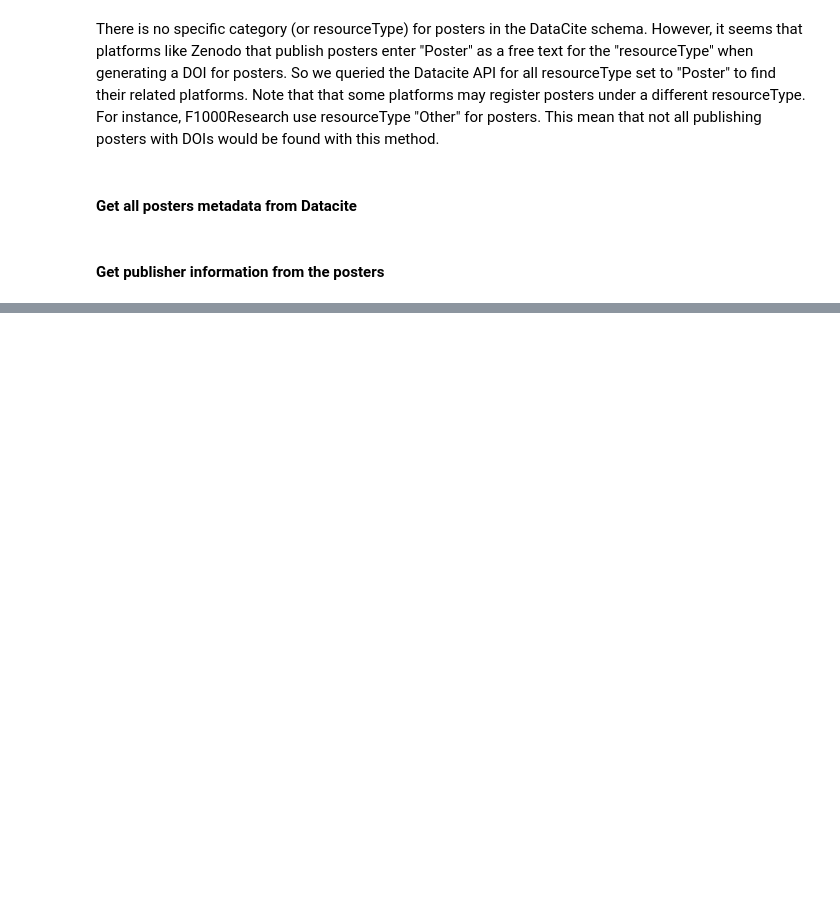
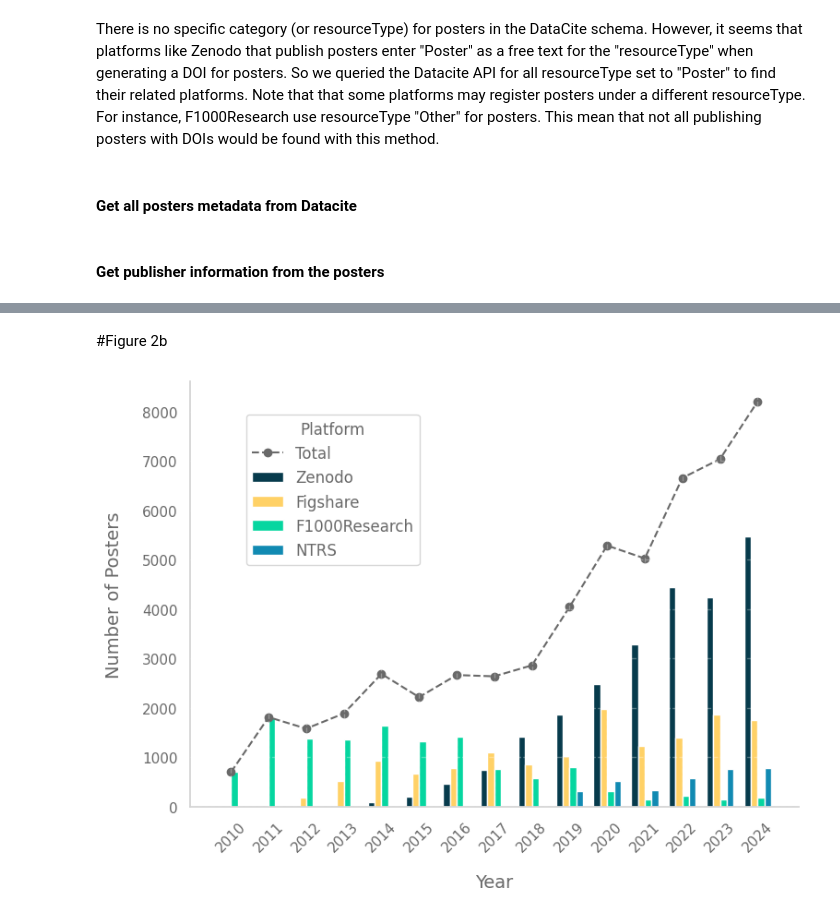
Before and after one commit to fairdataihub/poster-sharing-reuse-paper-code, a Jupyter notebook: find-posters.ipynb, the cells around one changed output, grey strips where cells are left out. Drawn from its saved outputs; the diff is of its cells as text; code cells hidden in the pictures; blank space fills up the shorter version.

```diff
--- a/find-posters.ipynb
+++ b/find-posters.ipynb
@@ -146,0 +385,56 @@ df.to_csv("outputs/find-posters/find-posters-datacite.csv", index=False)
+# %% [markdown]
+#Figure 2b
+# %%
+filename = list(uploaded.keys())[0]
+xls = pd.ExcelFile(filename)
+
+main_platforms = ["Zenodo", "Figshare", "F1000Research", "NTRS"]
+total_sheets = [s for s in xls.sheet_names if s in main_platforms]
+
+combined = []
+for sheet in total_sheets:
+    sheet_df = pd.read_excel(xls, sheet_name=sheet)
+    sheet_df.columns = sheet_df.columns.str.strip()
+    sheet_df = sheet_df[(sheet_df['year'] >= 2010) & (sheet_df['year'] <= 2024)]
+    sheet_df['platform'] = sheet
+    combined.append(sheet_df[['year', 'numberPoster', 'platform']])
+
+df_all = pd.concat(combined)
+total_df = df_all.groupby('year')['numberPoster'].sum().reset_index()
+
+pivot_df = df_all.pivot(index='year', columns='platform', values='numberPoster').fillna(0)
+pivot_df.index = pivot_df.index.astype(int)
+
+years = pivot_df.index
+x = np.arange(len(years))
+width = 0.18
+
+plt.figure(figsize=(8, 6))
+for i, platform in enumerate(main_platforms):
+    plt.bar(
+        x + i * width,
+        pivot_df[platform],
+        width,
+        label=platform,
+        color=colors[i % len(colors)]
+    )
+
+plt.plot(
+    x + width * 1.5,
+    total_df['numberPoster'],
+    color='dimgrey',
+    marker='o',
+    linestyle='--',
+    label='Total'
+)
+
+plt.xticks(x + width * 1.5, years.astype(int), rotation=45)
+plt.xlabel("Year", fontsize=14, labelpad=15)
+plt.ylabel("Number of Posters", fontsize=14, labelpad=15)
+plt.legend(title="Platform", loc="upper left", bbox_to_anchor=(0.08, 0.94), frameon=True, fontsize=12)
+
+plt.grid(True, linestyle="--", alpha=0.3)
+plt.tight_layout()
+plt.show()
+# %% [output]
+[figure, added]
```
Also changed, not shown: parts of 23 cells of this notebook, 1 other file.
